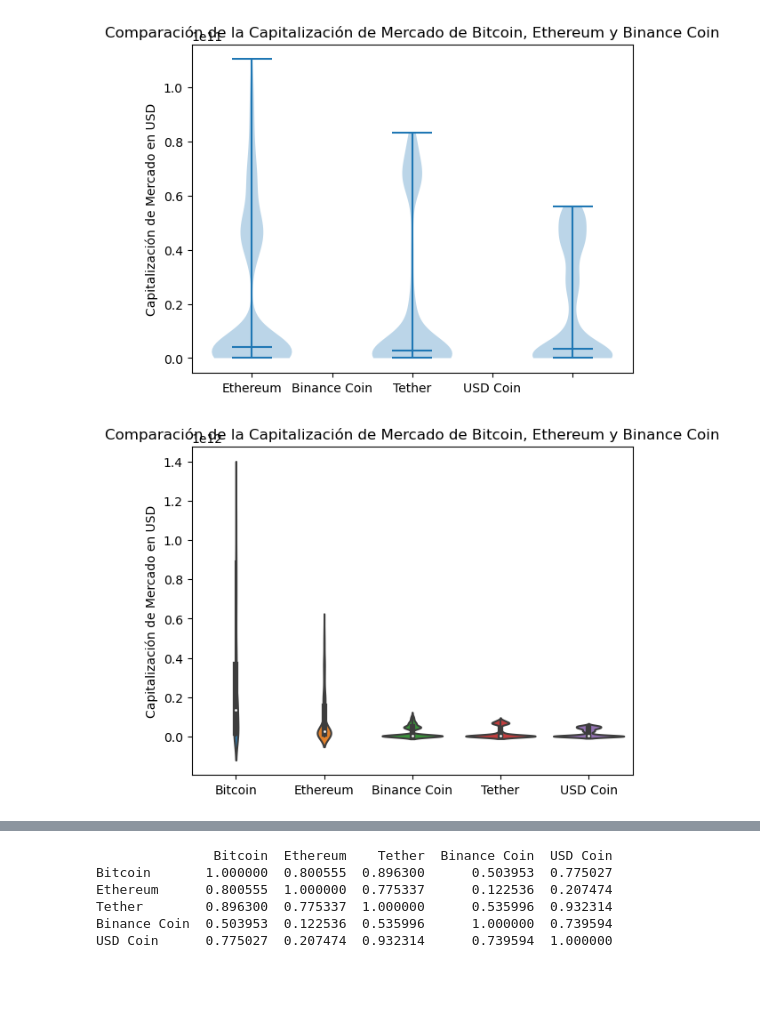
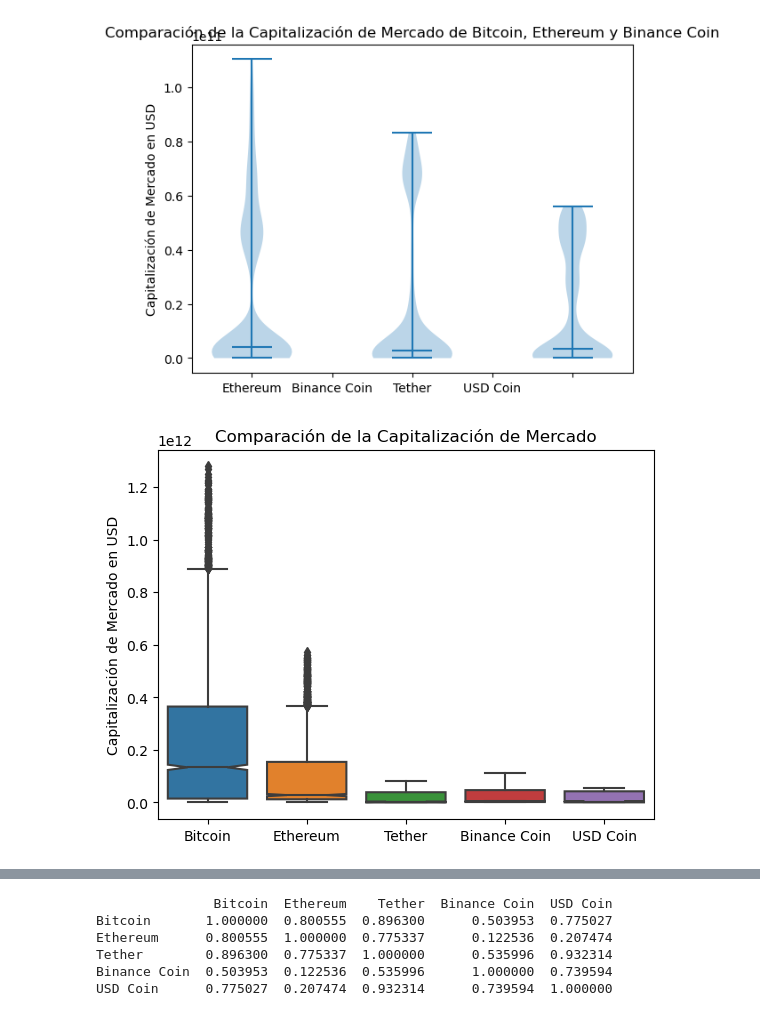
Before and after one commit to angelmpa/proyecto-portafolio, a Jupyter notebook: notebooks/eda_crypto.ipynb, the cells around one changed output, grey strips where cells are left out. Saved outputs shown, nothing was run; the diff lists cells and outputs as text; code cells hidden in the pictures; blank space fills up the shorter version.

Commit message:
boxplot

```diff
--- a/notebooks/eda_crypto.ipynb
+++ b/notebooks/eda_crypto.ipynb
@@ -1214,17 +1214,17 @@ plt.show()
 # %% [output]
 [figure]
 # %%
-# Comparación de la Capitalización de Mercado de Bitcoin, Ethereum, Binance Coin
-data_cap = [bitcoin['market_cap'], ethereum['market_cap'], binance['market_cap'], tether['market_cap'], usd['market_cap']]
+# Comparación de la Capitalización de Mercado
+data_cap = [bitcoin['market_cap'], ethereum['market_cap'], tether['market_cap'], binance['market_cap'], usd['market_cap']]
 
 # Crea el boxplot con Seaborn
-sns.violinplot(data=data_cap, notch = True)
+sns.boxplot(data=data_cap, notch = True, dodge = True)
 
 # Añade etiquetas de eje y título
-plt.xticks(range(5), ['Bitcoin', 'Ethereum', 'Binance Coin', 'Tether', 'USD Coin'])
+plt.xticks(range(5), ['Bitcoin', 'Ethereum', 'Tether', 'Binance Coin',  'USD Coin'])
 plt.ylabel('Capitalización de Mercado en USD')
-plt.title('Comparación de la Capitalización de Mercado de Bitcoin, Ethereum y Binance Coin')
+plt.title('Comparación de la Capitalización de Mercado')
 
 plt.show()
 # %% [output]
-[figure, old version]
+[figure, new version]
```
Also changed, not shown: parts of 2 cells of this notebook, 1 other file.
